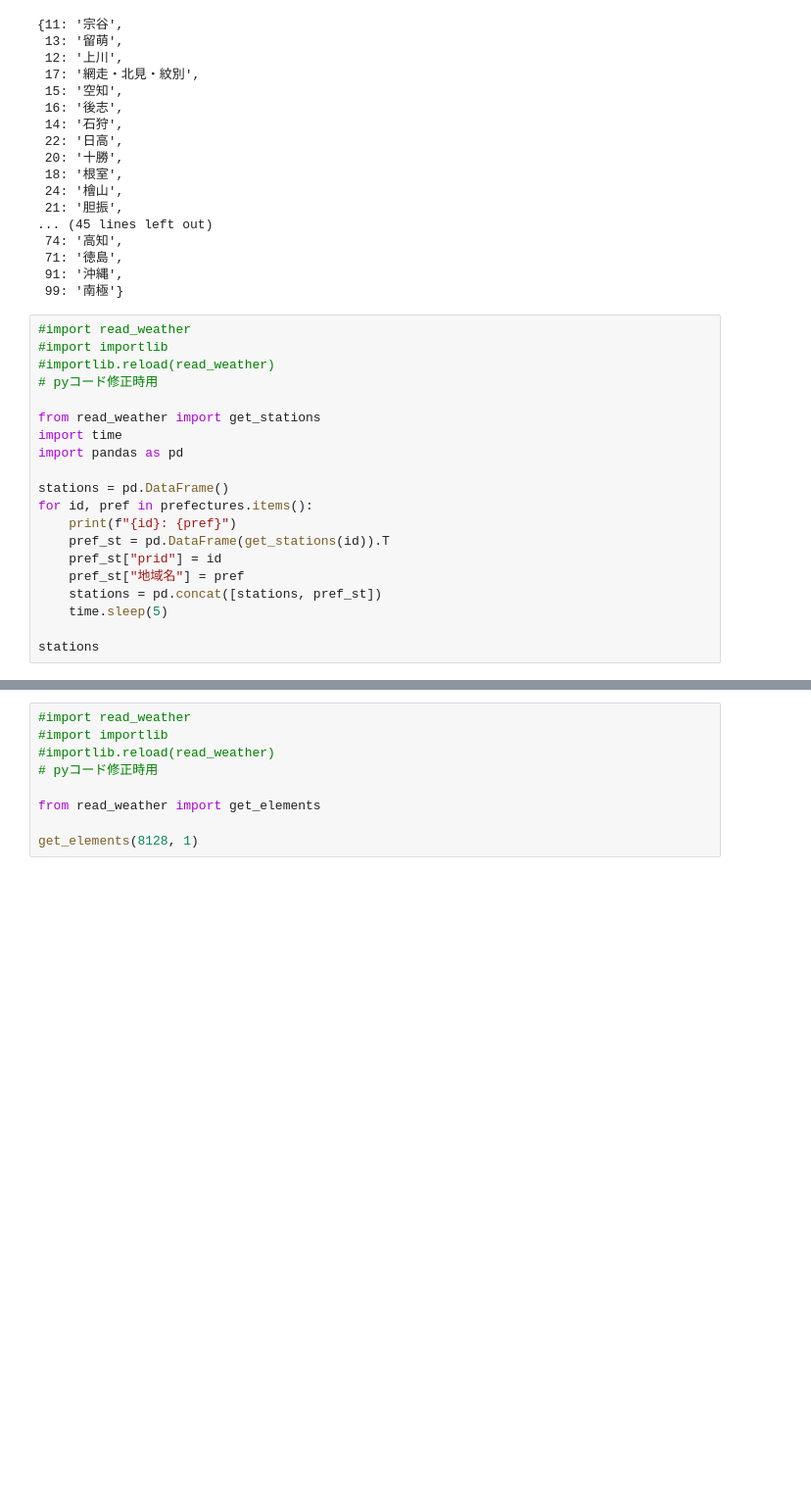
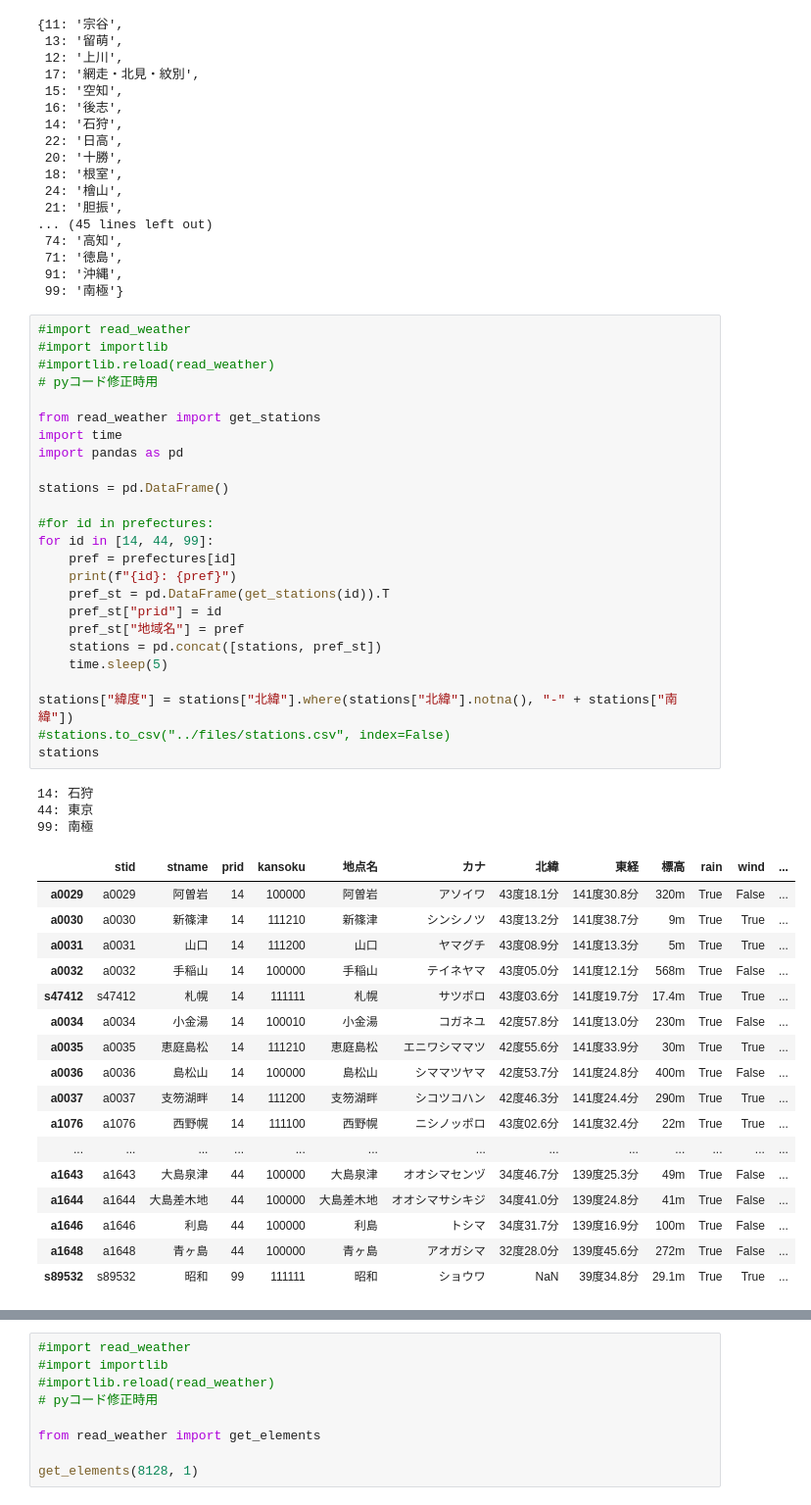
Before and after one commit to mokekuma-git/WeatherStat_JMA, a Jupyter notebook: notebook/WeatherStat.ipynb, the cells around one changed output, grey strips where cells are left out. Shown at 98% size. Drawn from its saved outputs; the diff is of its cells as text; blank space fills up the shorter version.

```diff
--- a/notebook/WeatherStat.ipynb
+++ b/notebook/WeatherStat.ipynb
@@ -24,20 +24,46 @@ prefectures
 # %%
 #import read_weather
 #import importlib
 #importlib.reload(read_weather)
 # pyコード修正時用
 
 from read_weather import get_stations
 import time
 import pandas as pd
 
 stations = pd.DataFrame()
-for id, pref in prefectures.items():
+
+#for id in prefectures:
+for id in [14, 44, 99]:
+    pref = prefectures[id]
     print(f"{id}: {pref}")
     pref_st = pd.DataFrame(get_stations(id)).T
     pref_st["prid"] = id
     pref_st["地域名"] = pref
     stations = pd.concat([stations, pref_st])
     time.sleep(5)
 
+stations["緯度"] = stations["北緯"].where(stations["北緯"].notna(), "-" + stations["南緯"])
+#stations.to_csv("../files/stations.csv", index=False)
 stations
+# %% [output]
+14: 石狩
+44: 東京
+99: 南極
+|  | stid | stname | prid | kansoku | 地点名 | カナ | 北緯 | 東経 | 標高 | rain | wind | ... |
+| a0029 | a0029 | 阿曽岩 | 14 | 100000 | 阿曽岩 | アソイワ | 43度18.1分 | 141度30.8分 | 320m | True | False | ... |
+| a0030 | a0030 | 新篠津 | 14 | 111210 | 新篠津 | シンシノツ | 43度13.2分 | 141度38.7分 | 9m | True | True | ... |
+| a0031 | a0031 | 山口 | 14 | 111200 | 山口 | ヤマグチ | 43度08.9分 | 141度13.3分 | 5m | True | True | ... |
+| a0032 | a0032 | 手稲山 | 14 | 100000 | 手稲山 | テイネヤマ | 43度05.0分 | 141度12.1分 | 568m | True | False | ... |
+| s47412 | s47412 | 札幌 | 14 | 111111 | 札幌 | サツポロ | 43度03.6分 | 141度19.7分 | 17.4m | True | True | ... |
+| a0034 | a0034 | 小金湯 | 14 | 100010 | 小金湯 | コガネユ | 42度57.8分 | 141度13.0分 | 230m | True | False | ... |
+| a0035 | a0035 | 恵庭島松 | 14 | 111210 | 恵庭島松 | エニワシママツ | 42度55.6分 | 141度33.9分 | 30m | True | True | ... |
+| a0036 | a0036 | 島松山 | 14 | 100000 | 島松山 | シママツヤマ | 42度53.7分 | 141度24.8分 | 400m | True | False | ... |
+| a0037 | a0037 | 支笏湖畔 | 14 | 111200 | 支笏湖畔 | シコツコハン | 42度46.3分 | 141度24.4分 | 290m | True | True | ... |
+| a1076 | a1076 | 西野幌 | 14 | 111100 | 西野幌 | ニシノッポロ | 43度02.6分 | 141度32.4分 | 22m | True | True | ... |
+| ... | ... | ... | ... | ... | ... | ... | ... | ... | ... | ... | ... | ... |
+| a1643 | a1643 | 大島泉津 | 44 | 100000 | 大島泉津 | オオシマセンヅ | 34度46.7分 | 139度25.3分 | 49m | True | False | ... |
+| a1644 | a1644 | 大島差木地 | 44 | 100000 | 大島差木地 | オオシマサシキジ | 34度41.0分 | 139度24.8分 | 41m | True | False | ... |
+| a1646 | a1646 | 利島 | 44 | 100000 | 利島 | トシマ | 34度31.7分 | 139度16.9分 | 100m | True | False | ... |
+| a1648 | a1648 | 青ヶ島 | 44 | 100000 | 青ヶ島 | アオガシマ | 32度28.0分 | 139度45.6分 | 272m | True | False | ... |
+| s89532 | s89532 | 昭和 | 99 | 111111 | 昭和 | ショウワ | NaN | 39度34.8分 | 29.1m | True | True | ... |
```
Also changed, not shown: parts of 5 cells of this notebook, 1 other file.
